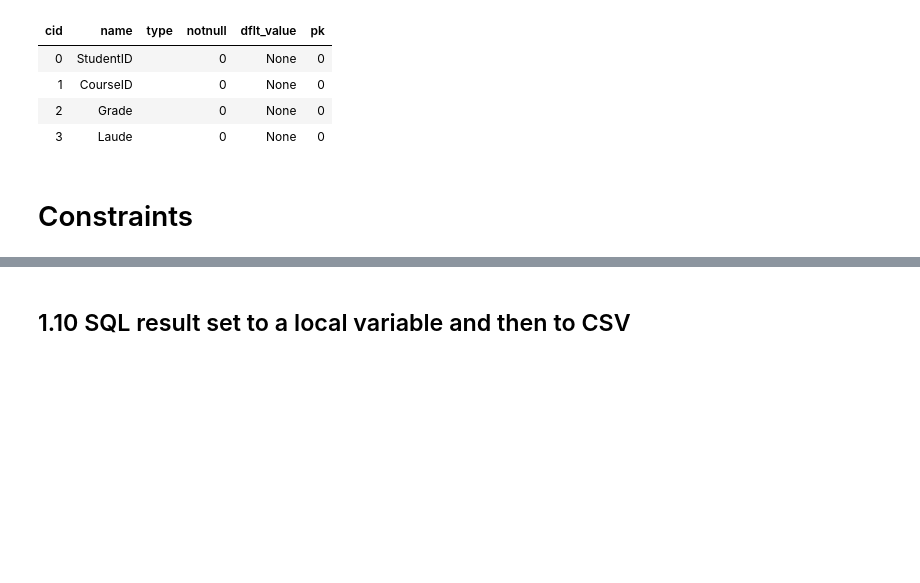
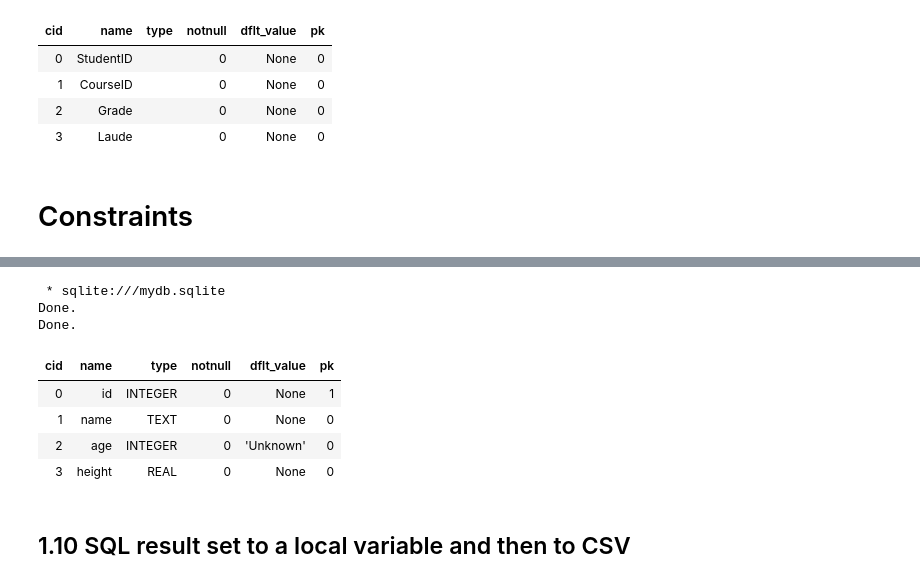
Before and after one commit to aiakobson/Digital_technologies, a Jupyter notebook: Копия_блокнота_"DT2024_NB2_SQL_empty_jpynb".ipynb, the cells around one changed output, grey strips where cells are left out. Cells and saved outputs as stored; diff of their text form; code cells hidden in the pictures; blank space fills up the shorter version.

```diff
--- a/Копия_блокнота_"DT2024_NB2_SQL_empty_jpynb".ipynb
+++ b/Копия_блокнота_"DT2024_NB2_SQL_empty_jpynb".ipynb
@@ -290,5 +309,17 @@ PRAGMA  table_info(Persons)
 # %%
 #with PRAGMA analyse the COURSE and EXAM tables
+%%sql
+PRAGMA table_info(Persons);
+PRAGMA table_info(TeamMembers);
+# %% [output]
+ * sqlite:///mydb.sqlite
+Done.
+Done.
+| cid | name | type | notnull | dflt_value | pk |
+| 0 | id | INTEGER | 0 | None | 1 |
+| 1 | name | TEXT | 0 | None | 0 |
+| 2 | age | INTEGER | 0 | 'Unknown' | 0 |
+| 3 | height | REAL | 0 | None | 0 |
 # %% [markdown]
 ## 1.10 SQL result set to a local variable and then to CSV
 # %%
```
Also changed, not shown: parts of 2 cells of this notebook.
